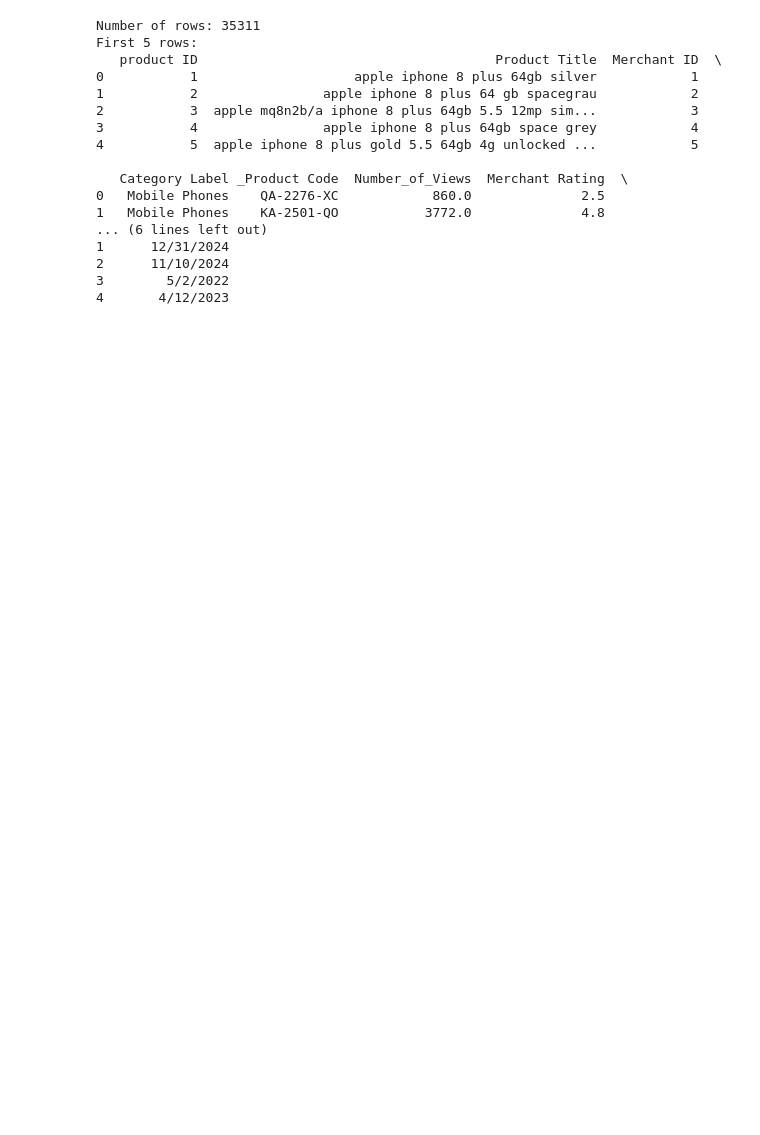
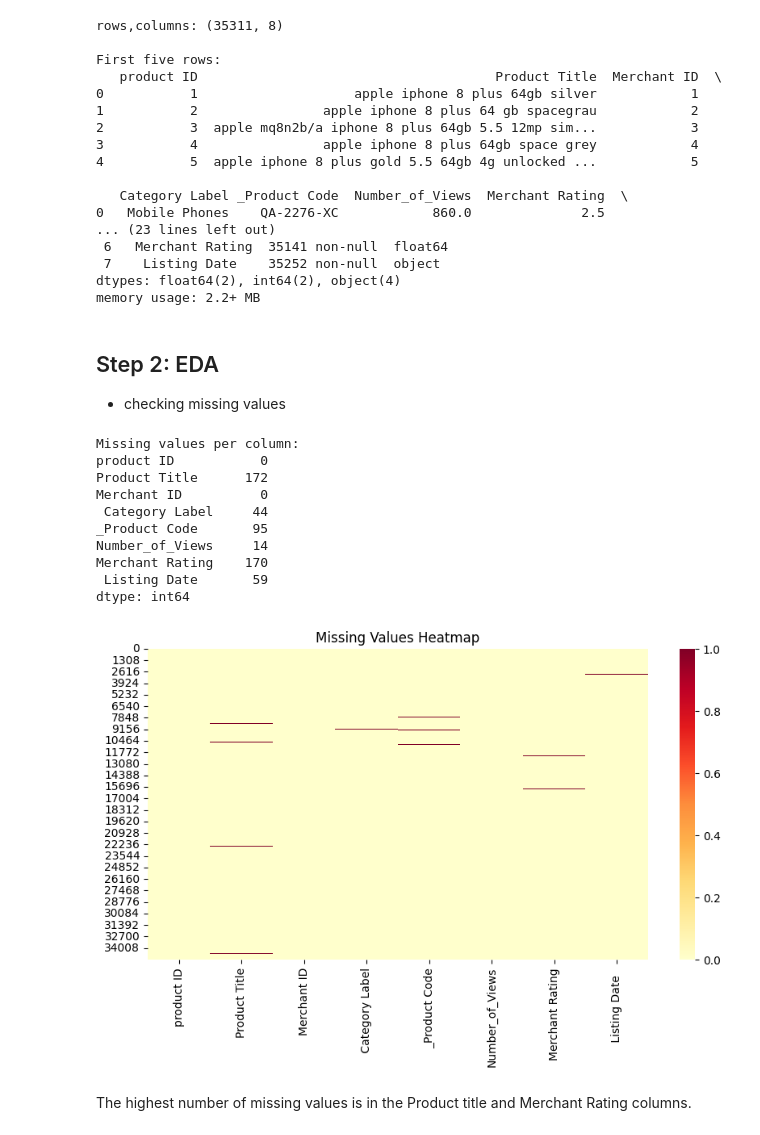
Before and after one commit to JelenaMaxVicovac/ml_final_task, a Jupyter notebook: notebook/Jelena_Maksimovic_Vicovac_final_task.ipynb, the cells around one changed output. Cells and saved outputs as stored; diff of their text form; code cells hidden in the pictures; blank space fills up the shorter version.

Commit message:
Checking missing values per column

```diff
--- a/notebook/Jelena_Maksimovic_Vicovac_final_task.ipynb
+++ b/notebook/Jelena_Maksimovic_Vicovac_final_task.ipynb
@@ -7,12 +14,20 @@ import pandas as pd
 url="https://raw.githubusercontent.com/JelenaMaxVicovac/ml_final_task/main/data/IMLP4_TASK_03-products.csv"
 df=pd.read_csv (url)
 
-print ("Number of rows:",len(df))
-print ("First 5 rows:")
+# data shape
+print ("rows,columns:",df.shape)
+
+# First five rows
+print ("\nFirst five rows:")
 print (df.head())
+
+# Dataset info
+print ("Dataset info:")
+df.info()
 # %% [output]
-Number of rows: 35311
-First 5 rows:
+rows,columns: (35311, 8)
+
+First five rows:
    product ID                                      Product Title  Merchant ID  \
 0           1                    apple iphone 8 plus 64gb silver            1
 1           2                apple iphone 8 plus 64 gb spacegrau            2
@@ -22,9 +37,39 @@ First 5 rows:
 
    Category Label _Product Code  Number_of_Views  Merchant Rating  \
 0   Mobile Phones    QA-2276-XC            860.0              2.5
-1   Mobile Phones    KA-2501-QO           3772.0              4.8
-... (6 lines left out)
-1      12/31/2024
-2      11/10/2024
-3        5/2/2022
-4       4/12/2023
+... (23 lines left out)
+ 6   Merchant Rating  35141 non-null  float64
+ 7    Listing Date    35252 non-null  object
+dtypes: float64(2), int64(2), object(4)
+memory usage: 2.2+ MB
+# %% [markdown]
+## Step 2: EDA
+
+- checking missing values
+# %%
+# Count missing values per column
+print ("Missing values per column:")
+print (df.isna().sum())
+
+# Visualize missing data
+import seaborn as sns
+import matplotlib.pyplot as plt
+
+plt.figure(figsize=(10, 5))
+sns.heatmap(df.isna(), cmap="YlOrRd")
+plt.title("Missing Values Heatmap")
+plt.show()
+# %% [output]
+Missing values per column:
+product ID           0
+Product Title      172
+Merchant ID          0
+ Category Label     44
+_Product Code       95
+Number_of_Views     14
+Merchant Rating    170
+ Listing Date       59
+dtype: int64
+[figure, added]
+# %% [markdown]
+The highest number of missing values is in the Product title and Merchant Rating columns.
```
Also changed, not shown: parts of 1 cell of this notebook.
